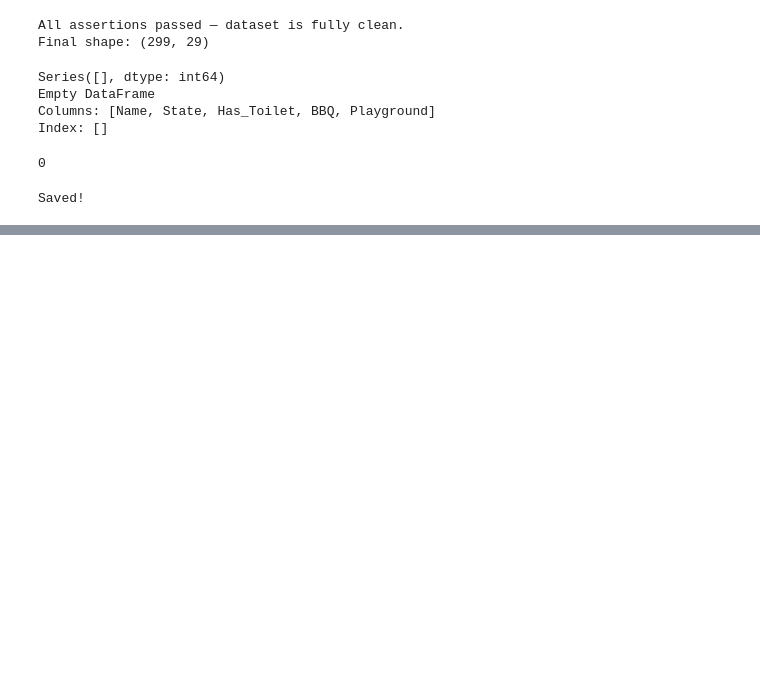
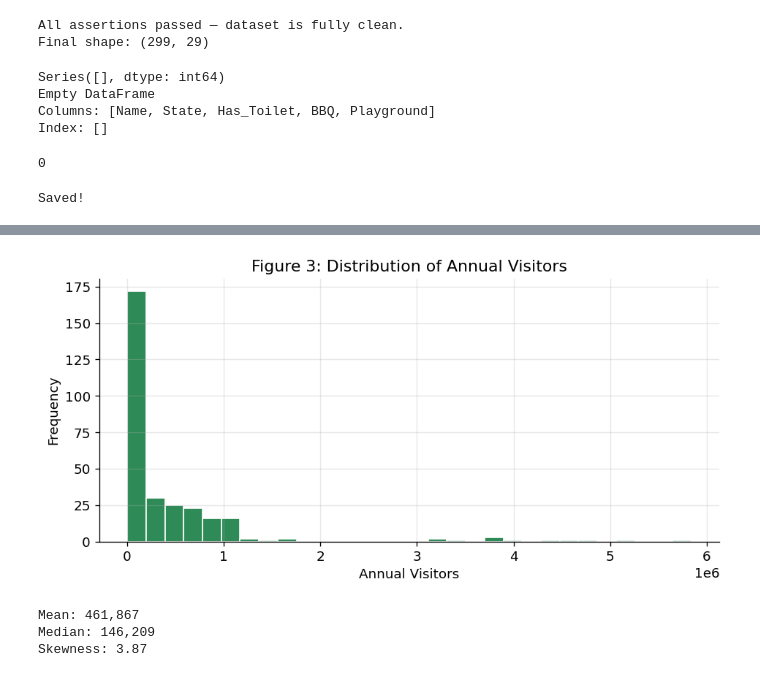
Before and after one commit to Bikram2051/Bikram2051-COS60008-Assignment, a Jupyter notebook: COS60008_assignment_105974087.ipynb, the cells around one changed output, grey strips where cells are left out. Cells and saved outputs as stored; diff of their text form; code cells hidden in the pictures; blank space fills up the shorter version.

```diff
--- a/COS60008_assignment_105974087.ipynb
+++ b/COS60008_assignment_105974087.ipynb
@@ -637,0 +666,18 @@ Saved!
+# %%
+# Annual_Visitors — histogram to show distribution shape and skewness.
+fig, ax = plt.subplots(figsize=(8, 4))
+ax.hist(df_main['Annual_Visitors'], bins=30, color='seagreen', edgecolor='white')
+ax.set_xlabel('Annual Visitors')
+ax.set_ylabel('Frequency')
+ax.set_title('Figure 3: Distribution of Annual Visitors')
+plt.tight_layout()
+plt.show()
+
+print(f"Mean: {df_main['Annual_Visitors'].mean():,.0f}")
+print(f"Median: {df_main['Annual_Visitors'].median():,.0f}")
+print(f"Skewness: {df_main['Annual_Visitors'].skew():.2f}")
+# %% [output]
+[figure, added]
+Mean: 461,867
+Median: 146,209
+Skewness: 3.87
```
Also changed, not shown: parts of 7 cells of this notebook.
